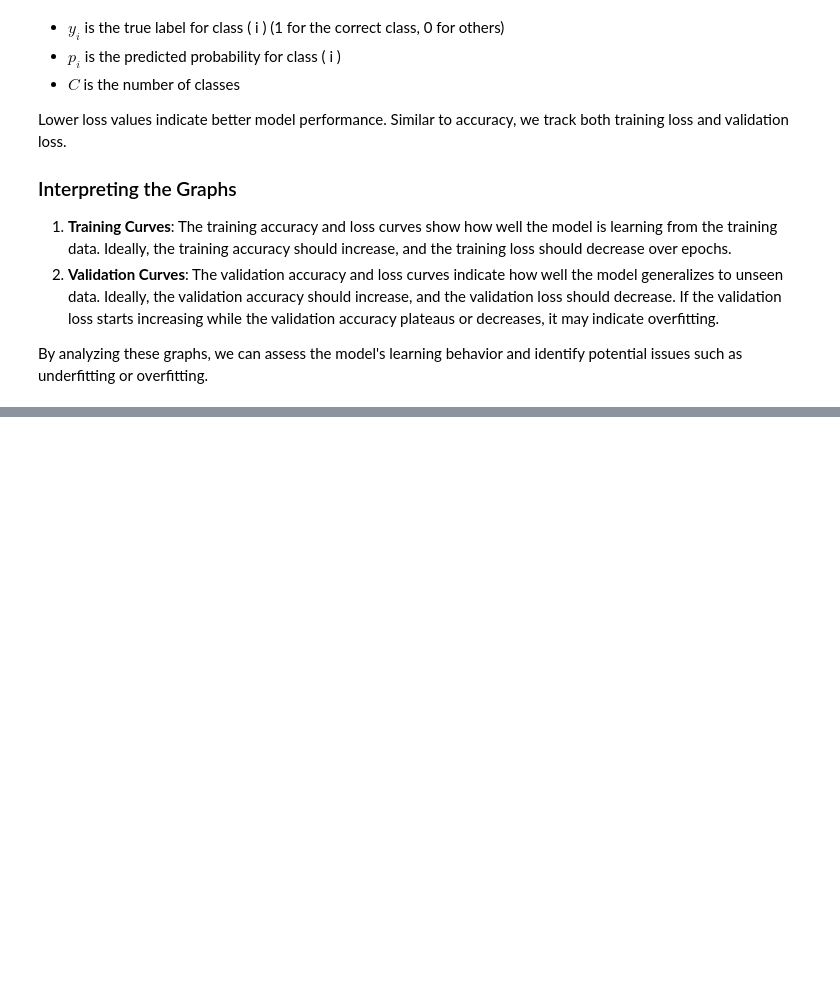
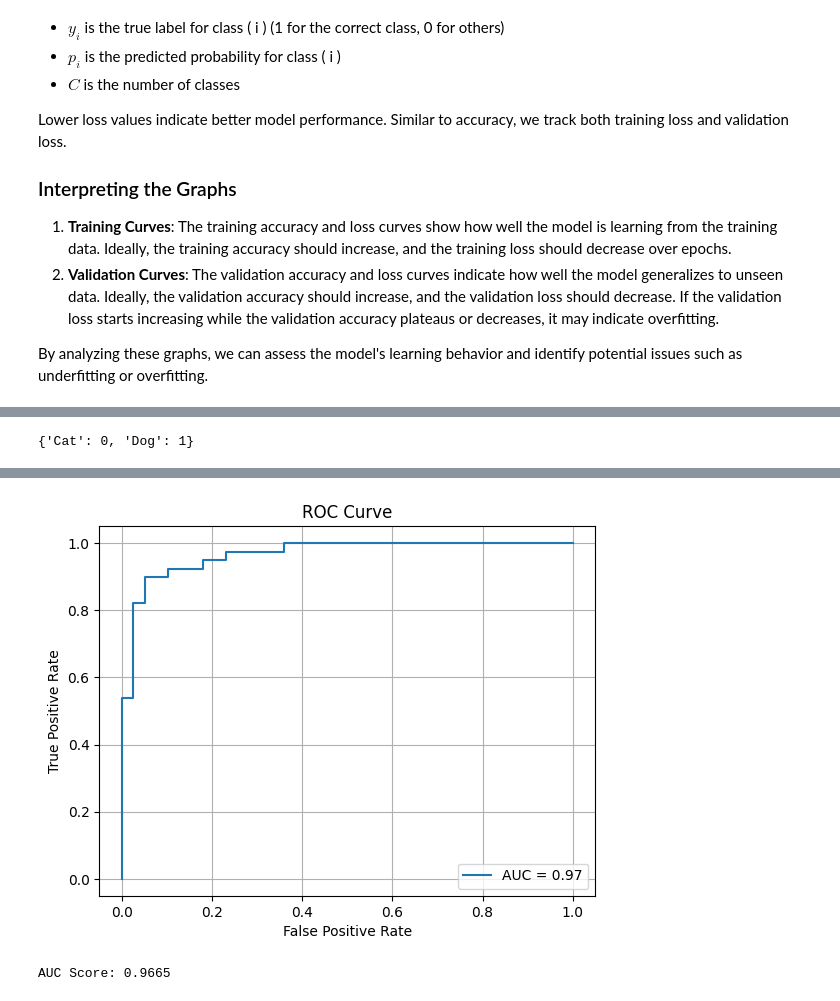
Before and after one commit to zkhechadoorian/CNNs_Cats_and_Dogs, a Jupyter notebook: research/st_04.ipynb, the cells around one changed output, grey strips where cells are left out. Drawn from its saved outputs; the diff is of its cells as text; code cells hidden in the pictures; blank space fills up the shorter version.

Commit message:
Updated metadata on notebooks. Training now includes ROC AUC curve

```diff
--- a/research/st_04.ipynb
+++ b/research/st_04.ipynb
@@ -397,0 +514,19 @@ from plot_roc_curve import plot_roc_curve
+# %%
+print(training.valid_generator.class_indices)
+# %% [output]
+{'Cat': 0, 'Dog': 1}
+# %%
+from src.plot_roc_curve import plot_roc_auc
+
+# use model with 12 epochs and freeze_till=4
+model = tf.keras.models.load_model(
+    str(training.config.scan_over_freeze_till_models_path).replace(".h5", f"_freeze_4.h5")
+)
+
+# set y_true and y_pred_proba
+y_true = training.valid_generator.classes
+y_pred_proba = model.predict(training.valid_generator) # contains probabilities for each class [cat, dog]
+
+# plot_roc_auc(y_true, y_pred_proba, n_classes=None)
+plot_roc_auc(y_true, y_pred_proba[:,1], n_classes=None)
+# %% [output]
@@ -397,0 +535,2 @@ from plot_roc_curve import plot_roc_curve
+[figure, added]
+AUC Score: 0.9665
```
Also changed, not shown: parts of 10 cells of this notebook, 4 other files.
